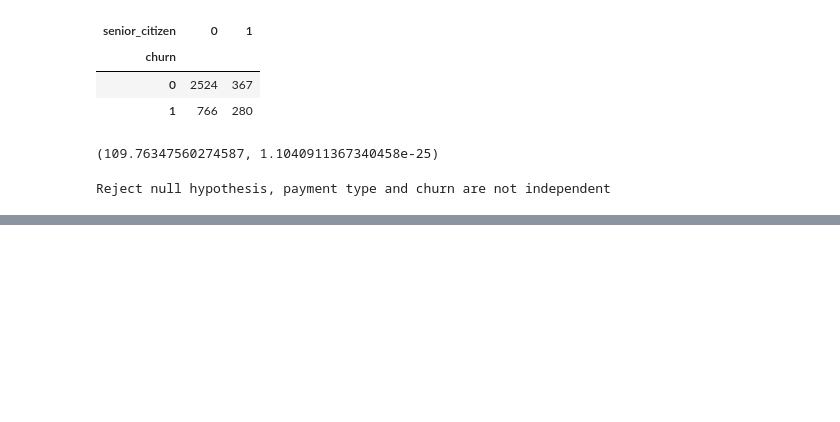
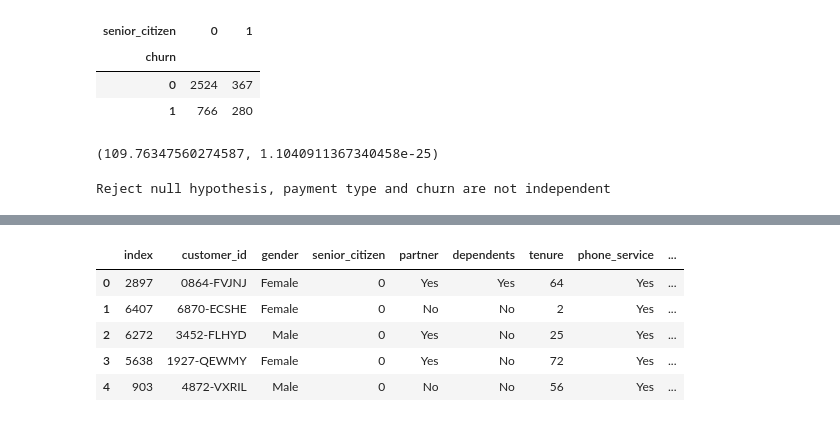
Before and after one commit to SLawsonWoods/Telco_Churn_Project, a Jupyter notebook: Draft_1_folder.ipynb, the cells around one changed output, grey strips where cells are left out. Drawn from its saved outputs; the diff is of its cells as text; code cells hidden in the pictures; blank space fills up the shorter version.

```diff
--- a/Draft_1_folder.ipynb
+++ b/Draft_1_folder.ipynb
@@ -1011,0 +1043,10 @@ write it to a csv
+# %%
+test_proba_df = pd.concat([reset_test, proba_df], axis=1)
+test_proba_df.head()
+# %% [output]
+|  | index | customer_id | gender | senior_citizen | partner | dependents | tenure | phone_service | ... |
+| 0 | 2897 | 0864-FVJNJ | Female | 0 | Yes | Yes | 64 | Yes | ... |
+| 1 | 6407 | 6870-ECSHE | Female | 0 | No | No | 2 | Yes | ... |
+| 2 | 6272 | 3452-FLHYD | Male | 0 | Yes | No | 25 | Yes | ... |
+| 3 | 5638 | 1927-QEWMY | Female | 0 | Yes | No | 72 | Yes | ... |
+| 4 | 903 | 4872-VXRIL | Male | 0 | No | No | 56 | Yes | ... |
```
Also changed, not shown: parts of 99 cells of this notebook, 3 other files.
